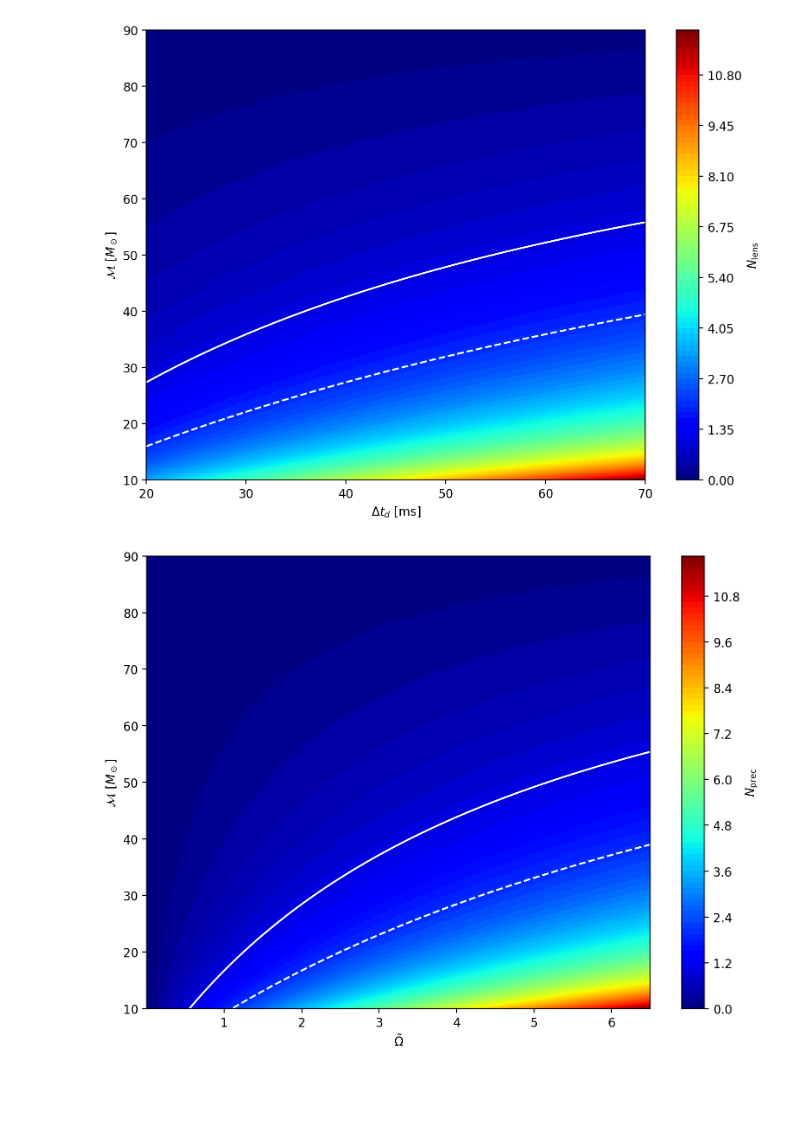
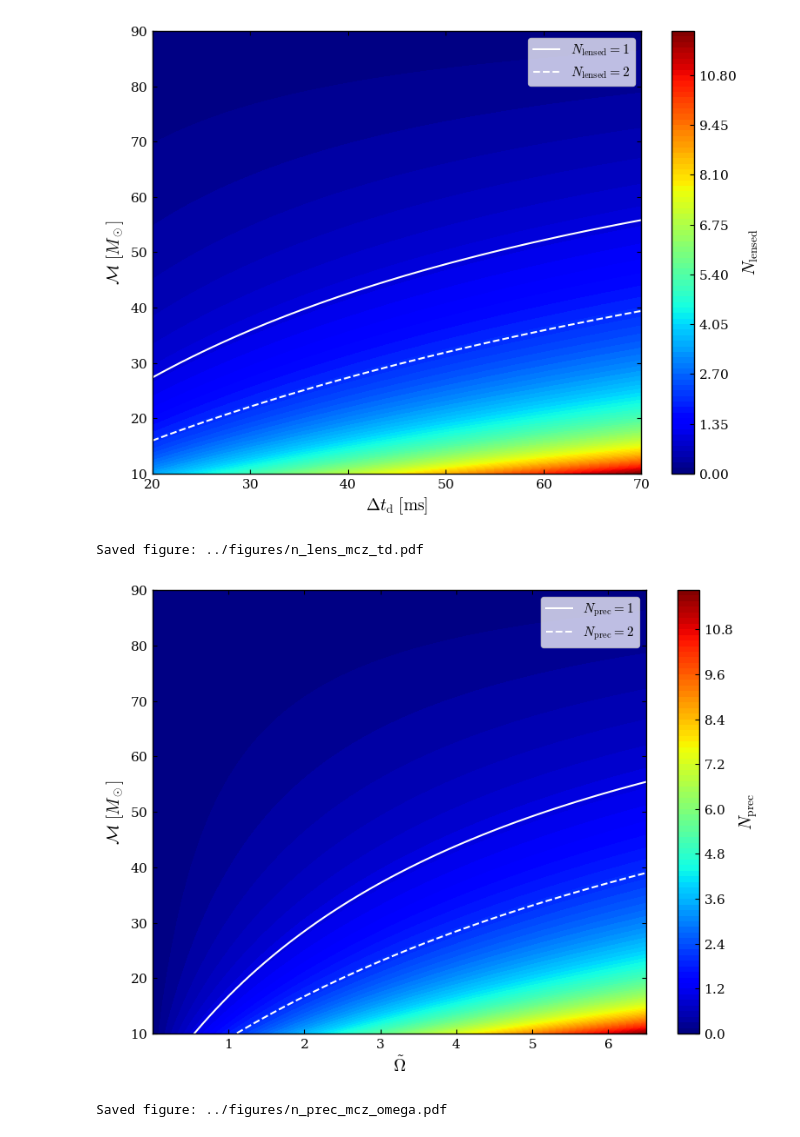
Before and after one commit to fairytien/lensing_and_precession, a Jupyter notebook: notebooks/n_cycles.ipynb, the cells around one changed output. Cells and saved outputs as stored; diff of their text form; code cells hidden in the pictures; blank space fills up the shorter version.

```diff
--- a/notebooks/n_cycles.ipynb
+++ b/notebooks/n_cycles.ipynb
@@ -4,5 +4,6 @@ import sys
 sys.path.insert(0, "../")
 import matplotlib.pyplot as plt
 from modules.functions_v3 import *
+from modules.plot_utils import save_figure, apply_physics_paper_style
 
-plt.rcParams["figure.dpi"] = 200
+apply_physics_paper_style()
@@ -9,25 +28,32 @@ plt.rcParams["figure.dpi"] = 200
 # %%
 mcz_arr = np.linspace(10, 90, 81)  # [M_sun]
 td_arr = np.linspace(0.02, 0.07, 51)  # [sec]
 TD, MCZ = np.meshgrid(td_arr, mcz_arr)
 Z = number_of_lens_cycles(MCZ, TD)  # [dimensionless]
 mcz_1lens = mcz_for_n_lens_cycles(1.0, td_arr, f_min=20, eta=0.25)
 mcz_2lens = mcz_for_n_lens_cycles(2.0, td_arr, f_min=20, eta=0.25)
 
-plt.figure(figsize=(8, 6))
+fig = plt.figure(figsize=(8, 6))
 cf = plt.contourf(TD * 1e3, MCZ, Z, levels=100, cmap="jet")
 cbar = plt.colorbar(cf)
-cbar.set_label(r"$N_\mathrm{lens}$")
-plt.xlabel(r"$\Delta t_d$ [ms]")
+cbar.set_label(r"$N_{\mathrm{lensed}}$")
+plt.xlabel(r"$\Delta t_{\mathrm{d}}\ [\mathrm{ms}]$")
 plt.ylabel(r"$\mathcal{M}\ [M_\odot]$")
 
-plt.plot(td_arr * 1e3, mcz_1lens, color="white", ls="-", label="1 cycle")
-plt.plot(td_arr * 1e3, mcz_2lens, color="white", ls="--", label="2 cycles")
+plt.plot(
+    td_arr * 1e3, mcz_1lens, color="white", ls="-", label=r"$N_{\mathrm{lensed}}=1$"
+)
+plt.plot(
+    td_arr * 1e3, mcz_2lens, color="white", ls="--", label=r"$N_{\mathrm{lensed}}=2$"
+)
 
+plt.legend(loc="upper right", framealpha=0.75)
 plt.tight_layout()
-plt.savefig("../figures/n_lens_mcz_td.pdf")
+plt.show()
+save_figure(fig, "../figures/n_lens_mcz_td.pdf")
 # %% [output]
-[figure, old version]
+[figure, new version]
+Saved figure: ../figures/n_lens_mcz_td.pdf
 # %%
 mcz_arr = np.linspace(10, 90, 81)  # [M_sun]
 omega_arr = np.linspace(0.001, 6.5, 71)  # [dimensionless]
@@ -40,20 +66,23 @@ mcz_2prec = mcz_for_n_prec_cycles(2.0, omega_arr, f_min=20, eta=0.25)
 mcz_1prec = np.where(mcz_1prec < 10, np.nan, mcz_1prec)
 mcz_2prec = np.where(mcz_2prec < 10, np.nan, mcz_2prec)
 
-plt.figure(figsize=(8, 6))
+fig = plt.figure(figsize=(8, 6))
 cf = plt.contourf(OMEGA, MCZ, Z, levels=100, cmap="jet")
 cbar = plt.colorbar(cf)
-cbar.set_label(r"$N_\mathrm{prec}$")
+cbar.set_label(r"$N_{\mathrm{prec}}$")
 plt.xlabel(r"$\tilde{\Omega}$")
 plt.ylabel(r"$\mathcal{M}\ [M_\odot]$")
 
-plt.plot(omega_arr, mcz_1prec, color="white", ls="-", label="1 cycle")
-plt.plot(omega_arr, mcz_2prec, color="white", ls="--", label="2 cycles")
+plt.plot(omega_arr, mcz_1prec, color="white", ls="-", label=r"$N_{\mathrm{prec}}=1$")
+plt.plot(omega_arr, mcz_2prec, color="white", ls="--", label=r"$N_{\mathrm{prec}}=2$")
 
+plt.legend(loc="upper right", framealpha=0.75)
 plt.tight_layout()
-plt.savefig("../figures/n_prec_mcz_omega.pdf")
+plt.show()
+save_figure(fig, "../figures/n_prec_mcz_omega.pdf")
 # %% [output]
-[figure, old version]
+[figure, new version]
+Saved figure: ../figures/n_prec_mcz_omega.pdf
 # %%
 omega_arr = np.linspace(3.5, 4, 51)  # [dimensionless]
 mcz = 20  # [M_sun]
```
Also changed, not shown: parts of 2 cells of this notebook, 7 other files.
